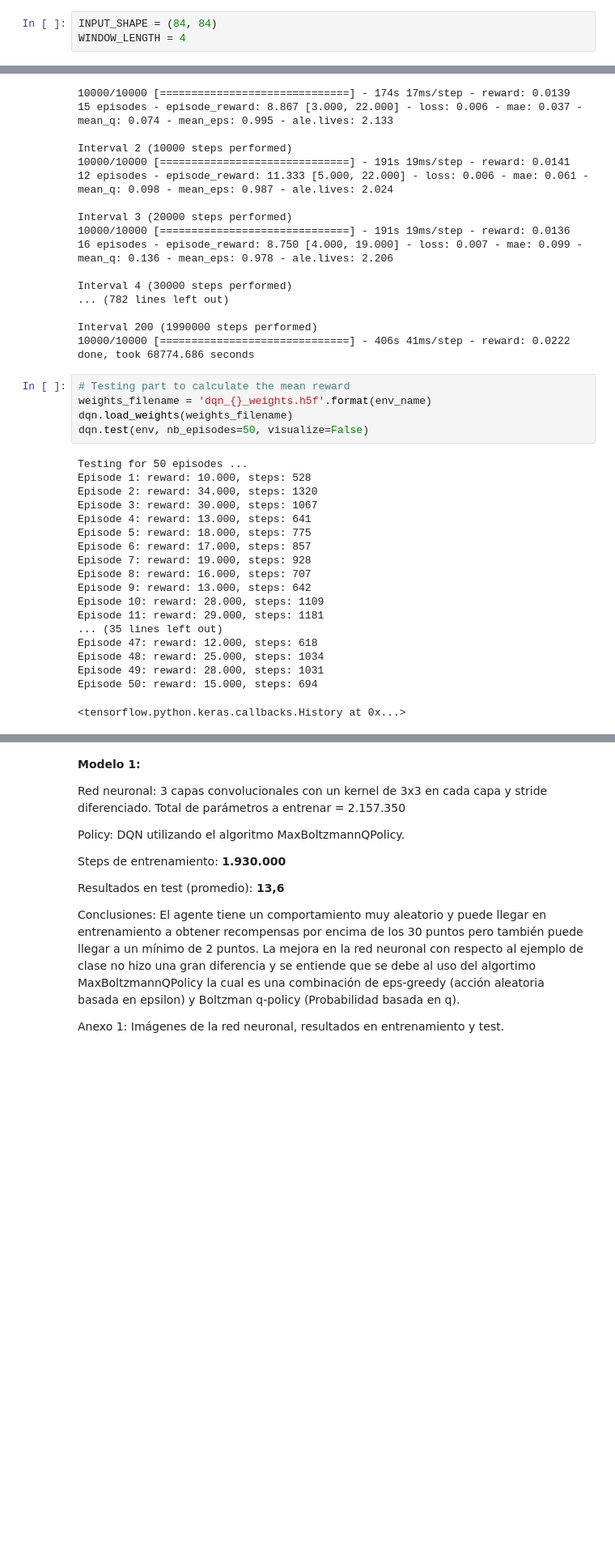
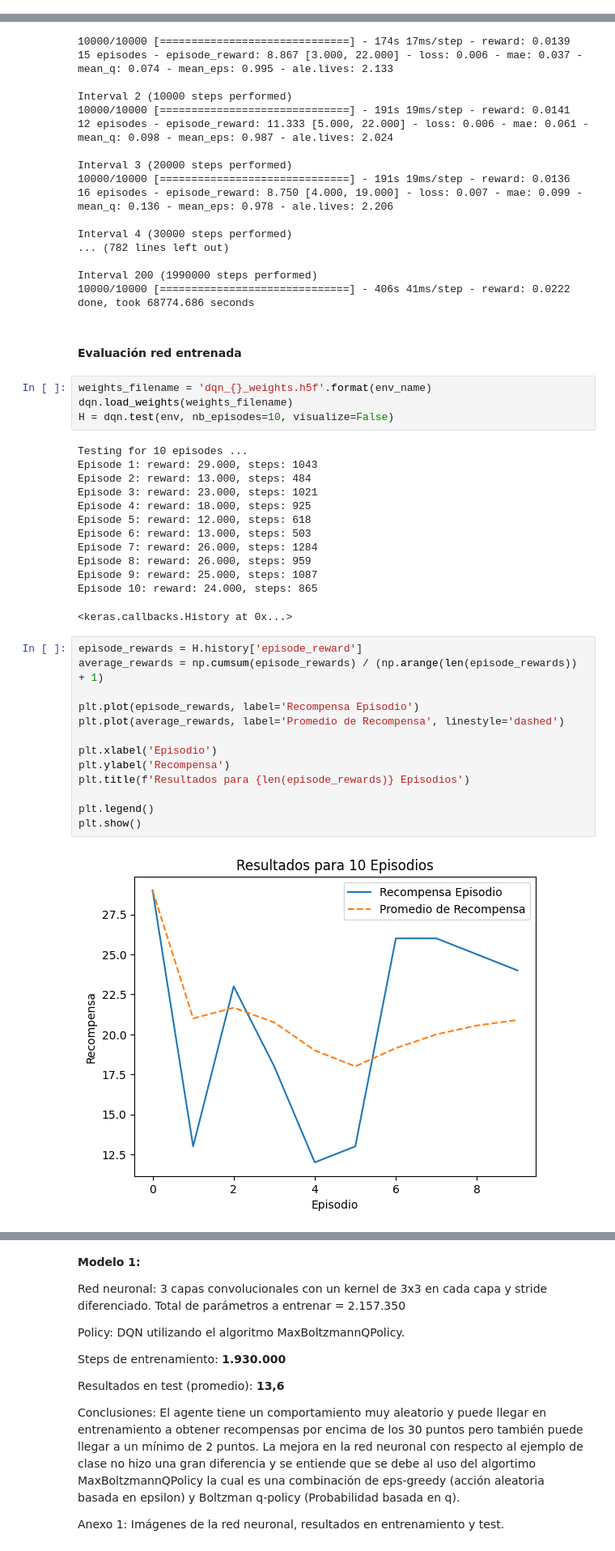
Before and after one commit to EmaSuriano/pytorch-demo, a Jupyter notebook: entrega/Proyecto práctico.ipynb, the cells around one changed output, grey strips where cells are left out. Shown: that part at 81% size. Saved outputs shown, nothing was run; the diff lists cells and outputs as text; blank space fills up the shorter version.

```diff
--- a/entrega/Proyecto práctico.ipynb
+++ b/entrega/Proyecto práctico.ipynb
@@ -269,3 +189,0 @@ run_env()
-# %%
-INPUT_SHAPE = (84, 84)
-WINDOW_LENGTH = 4
@@ -409,27 +359,37 @@ Interval 4 (30000 steps performed)
 Interval 200 (1990000 steps performed)
 10000/10000 [==============================] - 406s 41ms/step - reward: 0.0222
 done, took 68774.686 seconds
+# %% [markdown]
+#### Evaluación red entrenada
 # %%
-# Testing part to calculate the mean reward
 weights_filename = 'dqn_{}_weights.h5f'.format(env_name)
 dqn.load_weights(weights_filename)
-dqn.test(env, nb_episodes=50, visualize=False)
+H = dqn.test(env, nb_episodes=10, visualize=False)
 # %% [output]
-Testing for 50 episodes ...
-Episode 1: reward: 10.000, steps: 528
-Episode 2: reward: 34.000, steps: 1320
-Episode 3: reward: 30.000, steps: 1067
-Episode 4: reward: 13.000, steps: 641
-Episode 5: reward: 18.000, steps: 775
-Episode 6: reward: 17.000, steps: 857
-Episode 7: reward: 19.000, steps: 928
-Episode 8: reward: 16.000, steps: 707
-Episode 9: reward: 13.000, steps: 642
-Episode 10: reward: 28.000, steps: 1109
-Episode 11: reward: 29.000, steps: 1181
-... (35 lines left out)
-Episode 47: reward: 12.000, steps: 618
-Episode 48: reward: 25.000, steps: 1034
-Episode 49: reward: 28.000, steps: 1031
-Episode 50: reward: 15.000, steps: 694
+Testing for 10 episodes ...
+Episode 1: reward: 29.000, steps: 1043
+Episode 2: reward: 13.000, steps: 484
+Episode 3: reward: 23.000, steps: 1021
+Episode 4: reward: 18.000, steps: 925
+Episode 5: reward: 12.000, steps: 618
+Episode 6: reward: 13.000, steps: 503
+Episode 7: reward: 26.000, steps: 1284
+Episode 8: reward: 26.000, steps: 959
+Episode 9: reward: 25.000, steps: 1087
+Episode 10: reward: 24.000, steps: 865
-<tensorflow.python.keras.callbacks.History at 0x...>
+<keras.callbacks.History at 0x...>
+# %%
+episode_rewards = H.history['episode_reward']
+average_rewards = np.cumsum(episode_rewards) / (np.arange(len(episode_rewards)) + 1)
+
+plt.plot(episode_rewards, label='Recompensa Episodio')
+plt.plot(average_rewards, label='Promedio de Recompensa', linestyle='dashed')
+
+plt.xlabel('Episodio')
+plt.ylabel('Recompensa')
+plt.title(f'Resultados para {len(episode_rewards)} Episodios')
+
+plt.legend()
+plt.show()
+# %% [output]
+[figure, added]
```
Also changed, not shown: parts of 13 cells of this notebook.
